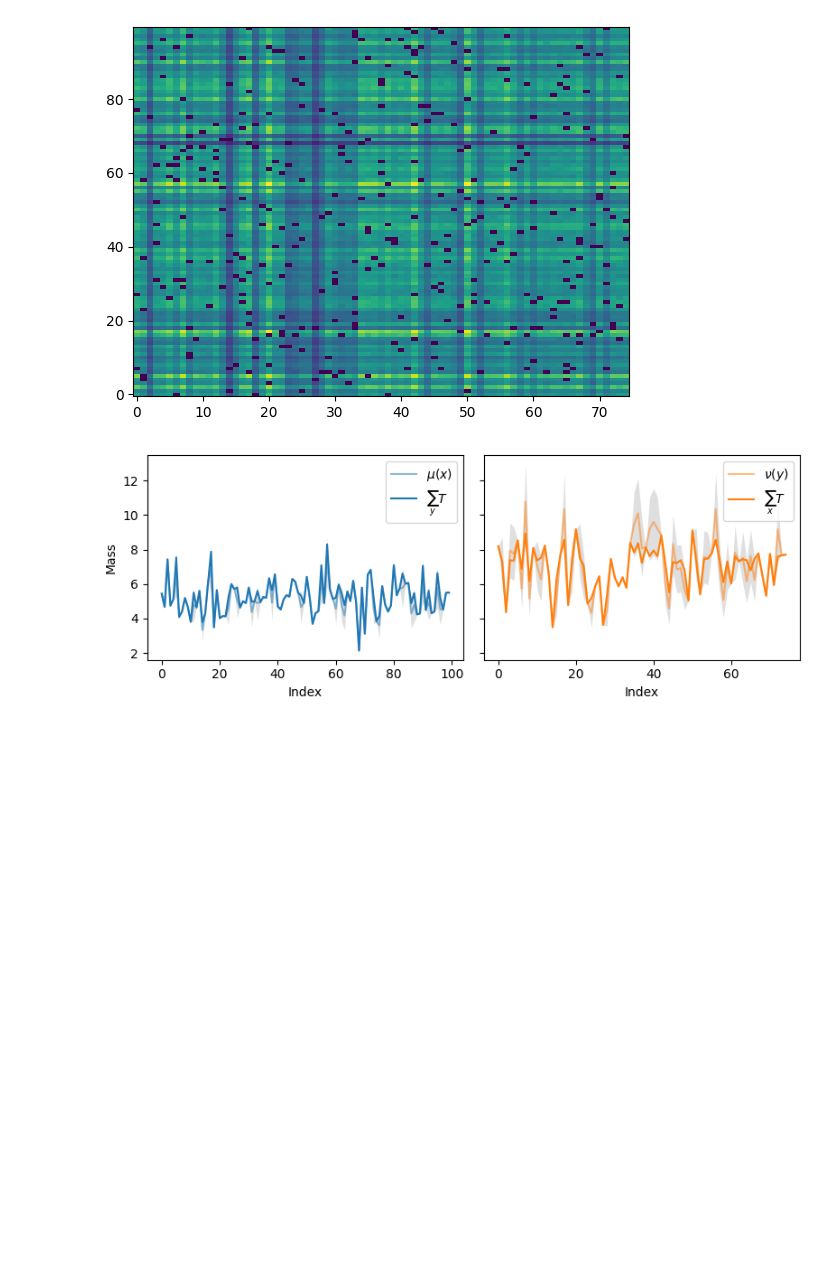
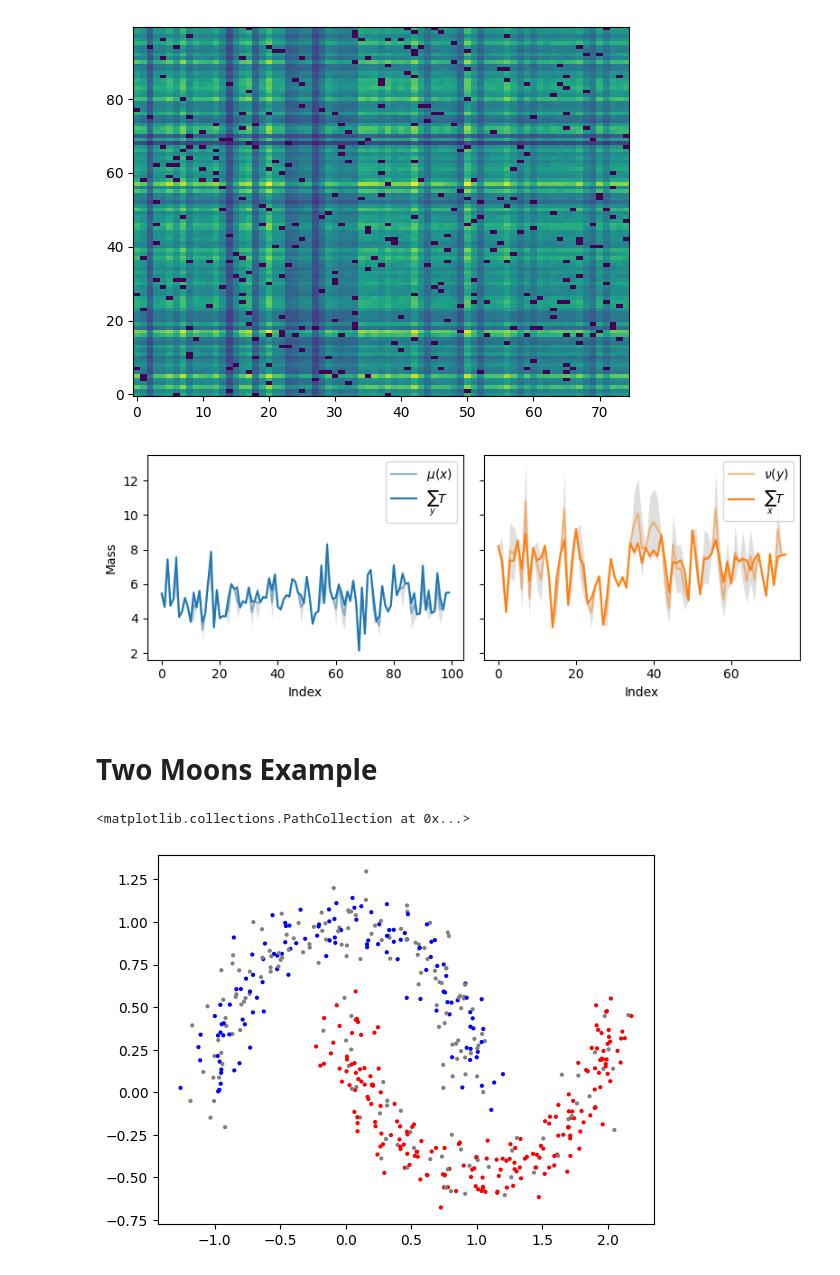
Before and after one commit to Langbridge/constrained-ot, a Jupyter notebook: first-paper/test_solver.ipynb, the cells around one changed output. Saved outputs shown, nothing was run; the diff lists cells and outputs as text; code cells hidden in the pictures; blank space fills up the shorter version.

```diff
--- a/first-paper/test_solver.ipynb
+++ b/first-paper/test_solver.ipynb
@@ -140,3 +145,5 @@ axs[1].legend()
 fig.tight_layout()
 # %% [output]
 [figure]
+# %% [markdown]
+# Two Moons Example
@@ -142,0 +162,26 @@ fig.tight_layout()
+# %%
+n = 500
+gamma = 10.0
+gamma_r = 100.0
+gamma_c = 100.0
+colors = np.array(['blue', 'red', 'grey'])
+
+# make dataset
+X, y_true = make_moons(n, noise=0.1, random_state=1)
+X_0 = X[y_true == 0]
+X_1 = X[y_true == 1]
+
+# perturb labels to have some unknown data
+y = y_true.copy()
+unlabelled_mask_0 = np.where(np.logical_and(y_true == 0, np.random.random(500) >= 0.5))[0]
+y[unlabelled_mask_0] = 2
+unlabelled_mask_1 = np.where(np.logical_and(y_true == 1, np.random.random(500) >= 0.75))[0]
+y[unlabelled_mask_1] = 2
+
+y_0 = y[y_true == 0]
+y_1 = y[y_true == 1]
+
+plt.scatter(*X.T, color=colors[y], s=4)
+# %% [output]
+<matplotlib.collections.PathCollection at 0x...>
+[figure, added]
```
Also changed, not shown: parts of 10 cells of this notebook, 3 other files.
